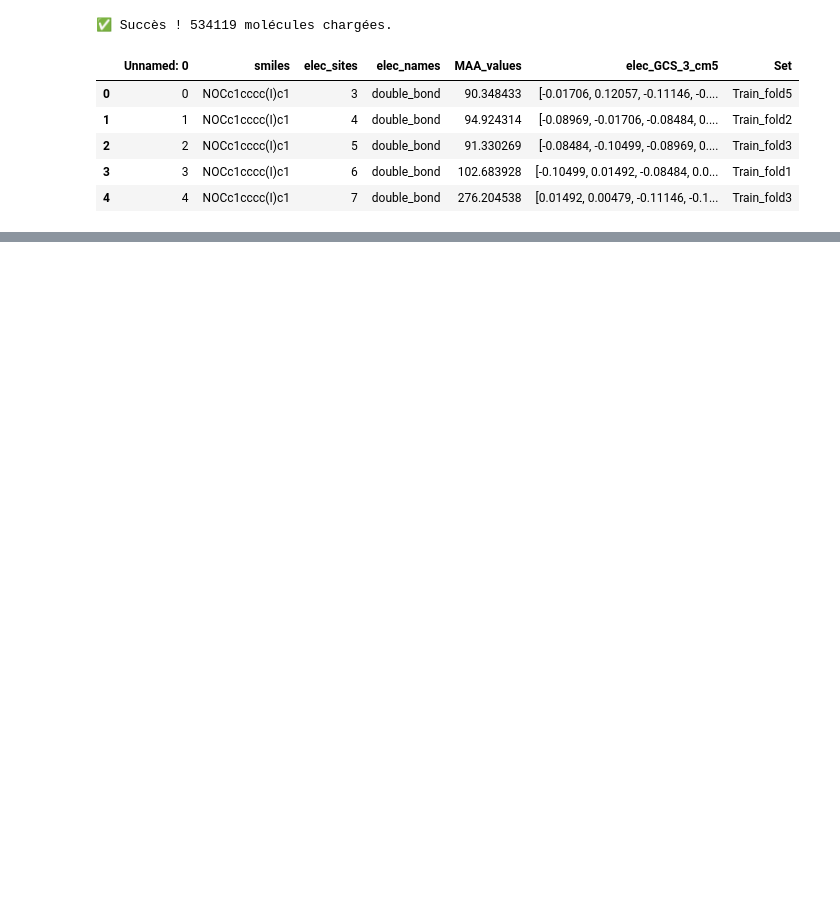
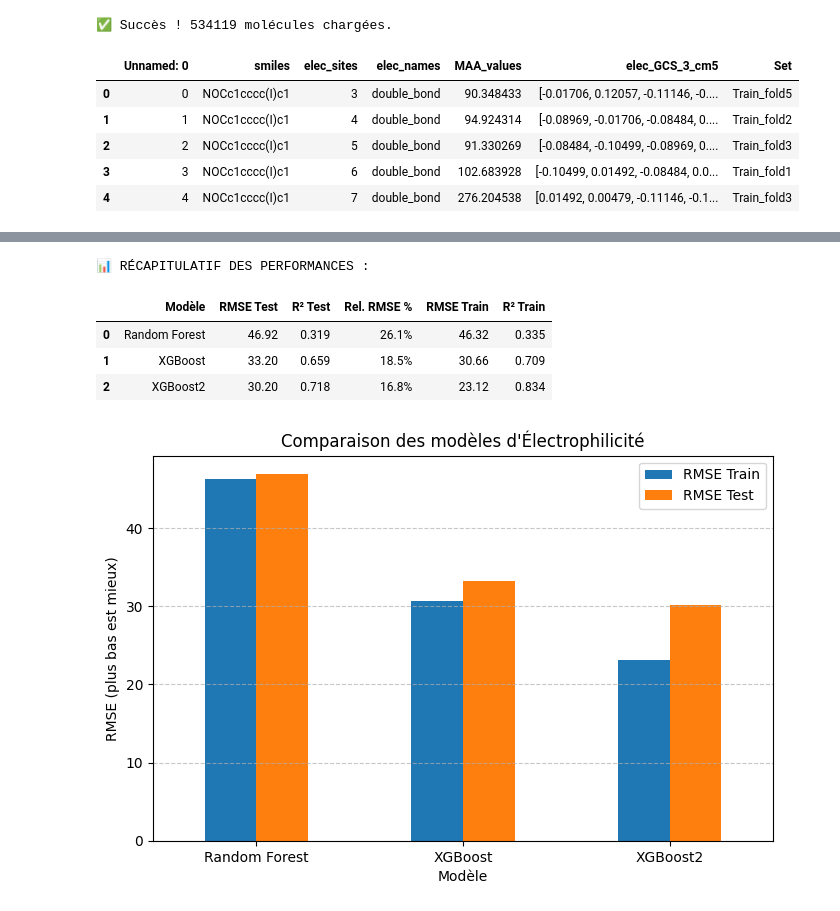
Before and after one commit to jeandecamps-prog/AI-for-chemistry-ML, a Jupyter notebook: AI for chemistry /main_project.ipynb, the cells around one changed output, grey strips where cells are left out. Saved outputs shown, nothing was run; the diff lists cells and outputs as text; code cells hidden in the pictures; blank space fills up the shorter version.

```diff
--- a/AI for chemistry /main_project.ipynb
+++ b/AI for chemistry /main_project.ipynb
@@ -326,0 +306,25 @@ print("✅ Modèles sauvegardés ! Tu peux fermer VS Code sereinement.")
+# %%
+
+import xgboost as xgb
+# random forest regressor, and the default criterion is mean squared error (MSE)
+from sklearn.ensemble import RandomForestRegressor
+ranf_reg = RandomForestRegressor(n_estimators=100, max_depth=10, max_features='sqrt', n_jobs=6, min_samples_leaf=5)
+# XGBoost regressor
+from xgboost import XGBRegressor
+xgb_reg = XGBRegressor(
+    n_estimators=100,
+    max_depth=6,           # Profondeur modérée pour éviter d'apprendre par cœur
+    learning_rate=0.1,     # Vitesse d'apprentissage standard
+    subsample=0.8,         # Utilise 80% des molécules à chaque étape (ajoute du hasard bénéfique)
+    colsample_bytree=0.8,  # Utilise 80% des colonnes (évite de se focaliser sur un seul bit)
+    n_jobs=6,             # À fond sur tous les cœurs
+    random_state=42
+)
+xgb_reg2 = XGBRegressor(
+    n_estimators=300,
+    max_depth=7,           # Profondeur modérée pour éviter d'apprendre par cœur
+    learning_rate=0.1,     # Vitesse d'apprentissage standard
+    subsample=0.8,         # Utilise 80% des molécules à chaque étape (ajoute du hasard bénéfique)
+    colsample_bytree=0.8,  # Utilise 80% des colonnes (évite de se focaliser sur un seul bit)
+    n_jobs=6,             # À fond sur tous les cœurs
+    random_state=42)
@@ -326,0 +380,27 @@ print("✅ Modèles sauvegardés ! Tu peux fermer VS Code sereinement.")
+# %%
+import matplotlib.pyplot as plt
+
+# On récupère les prédictions dans des variables dédiées
+preds_xgb = train_test_model(xgb_reg, X_train, y_train, X_test, y_test, name="XGBoost")
+
+preds_xgb2 = train_test_model(xgb_reg2, X_train, y_train, X_test, y_test, name="XGBoost2")
+# --- AFFICHAGE FINAL ---
+
+df_results = pd.DataFrame(all_results)
+print("\n📊 RÉCAPITULATIF DES PERFORMANCES :")
+display(df_results)
+
+# Graphique de comparaison
+df_results.set_index('Modèle')[['RMSE Train', 'RMSE Test']].plot(kind='bar', figsize=(8, 5))
+plt.ylabel("RMSE (plus bas est mieux)")
+plt.title("Comparaison des modèles d'Électrophilicité")
+plt.xticks(rotation=0)
+plt.grid(axis='y', linestyle='--', alpha=0.7)
+plt.show()
+# %% [output]
+📊 RÉCAPITULATIF DES PERFORMANCES :
+|  | Modèle | RMSE Test | R² Test | Rel. RMSE % | RMSE Train | R² Train |
+| 0 | Random Forest | 46.92 | 0.319 | 26.1% | 46.32 | 0.335 |
+| 1 | XGBoost | 33.20 | 0.659 | 18.5% | 30.66 | 0.709 |
+| 2 | XGBoost2 | 30.20 | 0.718 | 16.8% | 23.12 | 0.834 |
+[figure, added]
```
Also changed, not shown: parts of 24 cells of this notebook.
